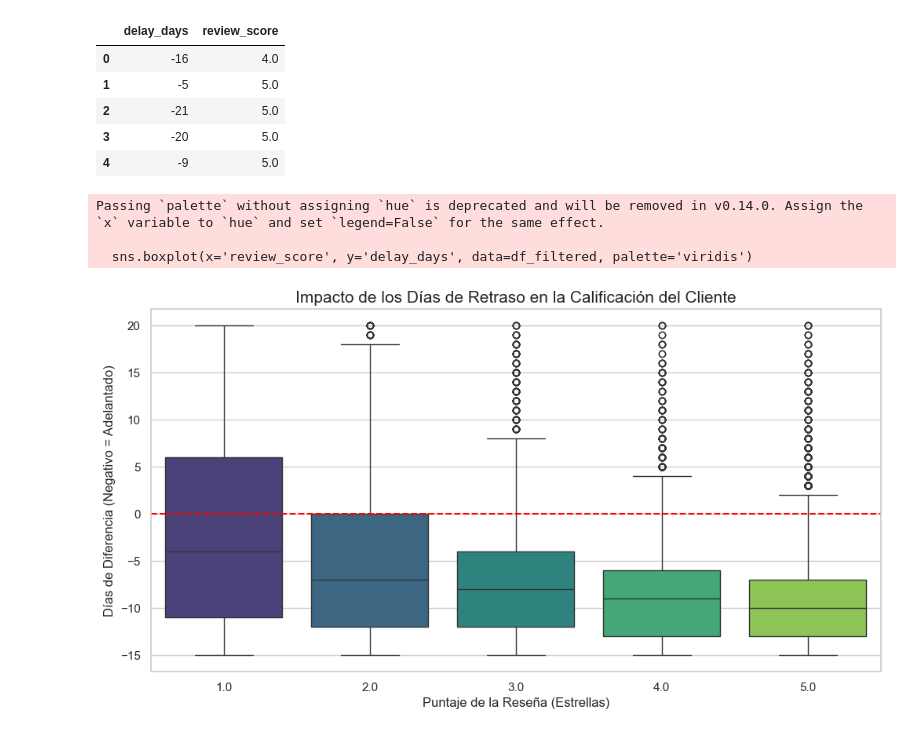
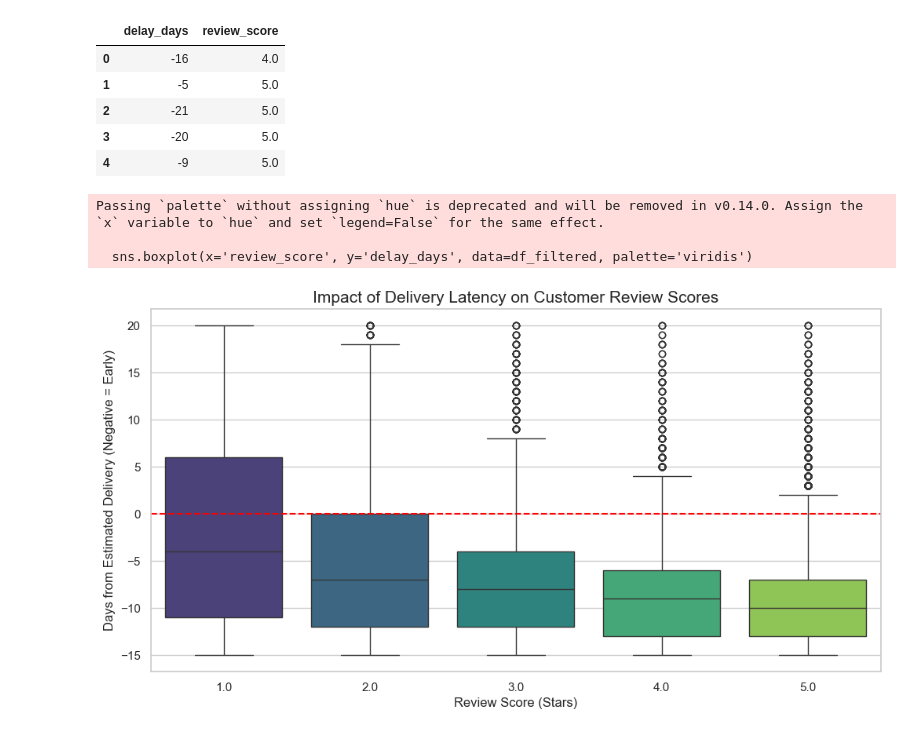
Before and after one commit to AndyNavarro77/olist-logistics-data-analysis, a Jupyter notebook: notebooks/01_delivery_satisfaction_analysis.ipynb, the cells around one changed output. Drawn from its saved outputs; the diff is of its cells as text; code cells hidden in the pictures.

Commit message:
Final polish: All visualizations translated to English for international portfolio

```diff
--- a/notebooks/01_delivery_satisfaction_analysis.ipynb
+++ b/notebooks/01_delivery_satisfaction_analysis.ipynb
@@ -47,24 +47,24 @@ Dataset cargado: 96353 filas.
 # %%
 # Celda 4: Visualización del impacto de la logística
 plt.figure(figsize=(12, 6))
 
 # Vamos a filtrar para ver solo retrasos razonables (ej. de -10 a 20 días)
 # para que el gráfico no se deforme por valores extremos
 df_filtered = df[(df['delay_days'] >= -15) & (df['delay_days'] <= 20)]
 
 sns.boxplot(x='review_score', y='delay_days', data=df_filtered, palette='viridis')
 
-plt.title('Impacto de los Días de Retraso en la Calificación del Cliente', fontsize=15)
-plt.xlabel('Puntaje de la Reseña (Estrellas)', fontsize=12)
-plt.ylabel('Días de Diferencia (Negativo = Adelantado)', fontsize=12)
-plt.axhline(0, color='red', linestyle='--', label='Fecha Prometida') # Línea de "promesa cumplida"
+plt.title('Impact of Delivery Latency on Customer Review Scores', fontsize=15)
+plt.xlabel('Review Score (Stars)', fontsize=12)
+plt.ylabel('Days from Estimated Delivery (Negative = Early)', fontsize=12)
+plt.axhline(0, color='red', linestyle='--', label='Delivery Deadline') # Línea de "promesa cumplida"
 
 plt.show()
 # %% [output]
 Passing `palette` without assigning `hue` is deprecated and will be removed in v0.14.0. Assign the `x` variable to `hue` and set `legend=False` for the same effect.
 
   sns.boxplot(x='review_score', y='delay_days', data=df_filtered, palette='viridis')
-[figure, old version]
+[figure, new version]
 # %%
 # Celda 5: Análisis por Categoría
 query_categorias = """
```
Also changed, not shown: parts of 1 cell of this notebook, 2 other files.
